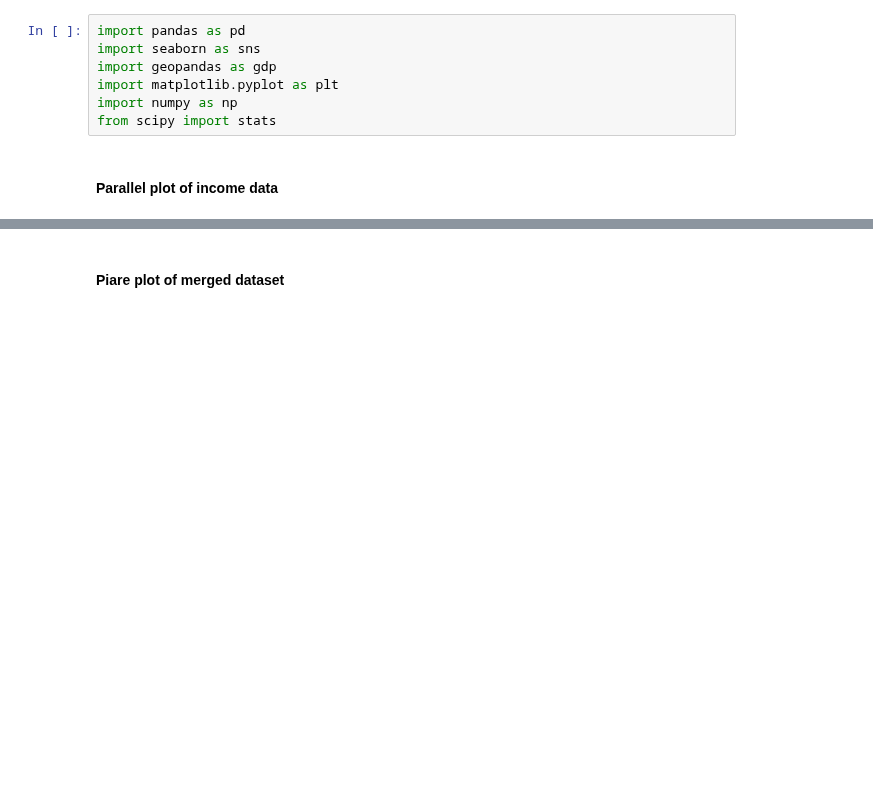
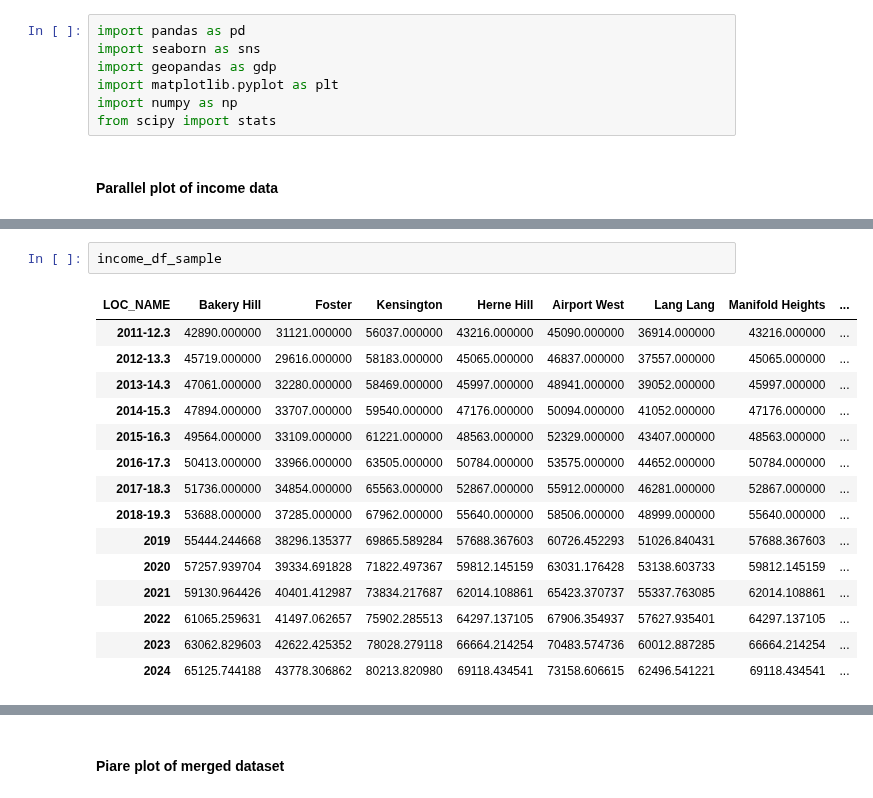
Before and after one commit to MAST30034-Applied-Data-Science/generic-real-estate-consulting-project-group-6, a Jupyter notebook: notebooks/visualization.ipynb, the cells around one changed output, grey strips where cells are left out. Saved outputs shown, nothing was run; the diff lists cells and outputs as text; blank space fills up the shorter version.

```diff
--- a/notebooks/visualization.ipynb
+++ b/notebooks/visualization.ipynb
@@ -21 +21,19 @@ income_df.head()
+# %%
+income_df_sample
+# %% [output]
+| LOC_NAME | Bakery Hill | Foster | Kensington | Herne Hill | Airport West | Lang Lang | Manifold Heights | ... |
+| 2011-12.3 | 42890.000000 | 31121.000000 | 56037.000000 | 43216.000000 | 45090.000000 | 36914.000000 | 43216.000000 | ... |
+| 2012-13.3 | 45719.000000 | 29616.000000 | 58183.000000 | 45065.000000 | 46837.000000 | 37557.000000 | 45065.000000 | ... |
+| 2013-14.3 | 47061.000000 | 32280.000000 | 58469.000000 | 45997.000000 | 48941.000000 | 39052.000000 | 45997.000000 | ... |
+| 2014-15.3 | 47894.000000 | 33707.000000 | 59540.000000 | 47176.000000 | 50094.000000 | 41052.000000 | 47176.000000 | ... |
+| 2015-16.3 | 49564.000000 | 33109.000000 | 61221.000000 | 48563.000000 | 52329.000000 | 43407.000000 | 48563.000000 | ... |
+| 2016-17.3 | 50413.000000 | 33966.000000 | 63505.000000 | 50784.000000 | 53575.000000 | 44652.000000 | 50784.000000 | ... |
+| 2017-18.3 | 51736.000000 | 34854.000000 | 65563.000000 | 52867.000000 | 55912.000000 | 46281.000000 | 52867.000000 | ... |
+| 2018-19.3 | 53688.000000 | 37285.000000 | 67962.000000 | 55640.000000 | 58506.000000 | 48999.000000 | 55640.000000 | ... |
+| 2019 | 55444.244668 | 38296.135377 | 69865.589284 | 57688.367603 | 60726.452293 | 51026.840431 | 57688.367603 | ... |
+| 2020 | 57257.939704 | 39334.691828 | 71822.497367 | 59812.145159 | 63031.176428 | 53138.603733 | 59812.145159 | ... |
+| 2021 | 59130.964426 | 40401.412987 | 73834.217687 | 62014.108861 | 65423.370737 | 55337.763085 | 62014.108861 | ... |
+| 2022 | 61065.259631 | 41497.062657 | 75902.285513 | 64297.137105 | 67906.354937 | 57627.935401 | 64297.137105 | ... |
+| 2023 | 63062.829603 | 42622.425352 | 78028.279118 | 66664.214254 | 70483.574736 | 60012.887285 | 66664.214254 | ... |
+| 2024 | 65125.744188 | 43778.306862 | 80213.820980 | 69118.434541 | 73158.606615 | 62496.541221 | 69118.434541 | ... |
 # %%
```
Also changed, not shown: parts of 2 cells of this notebook, 1 other file.
